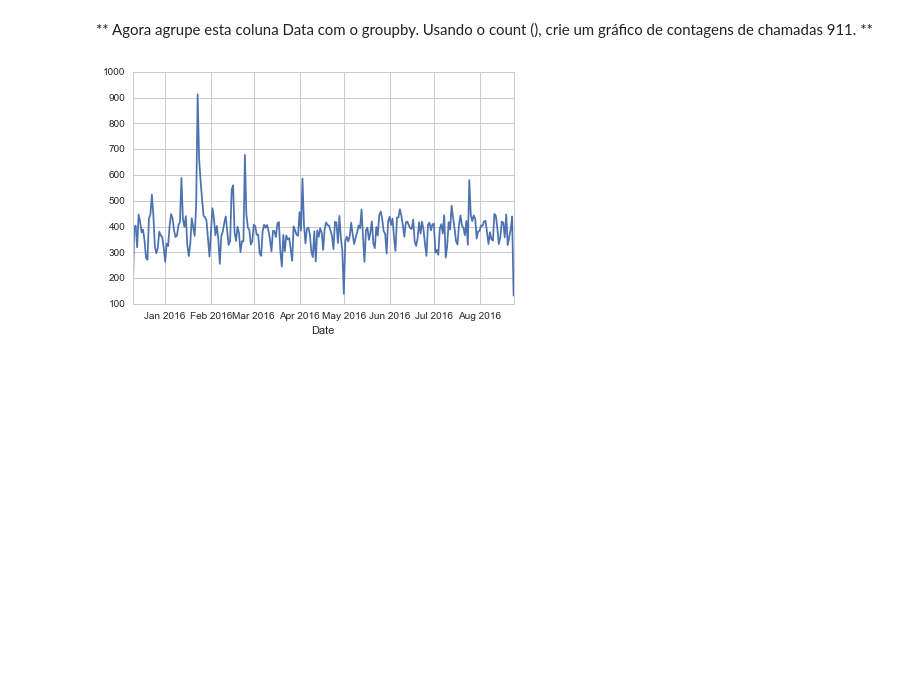
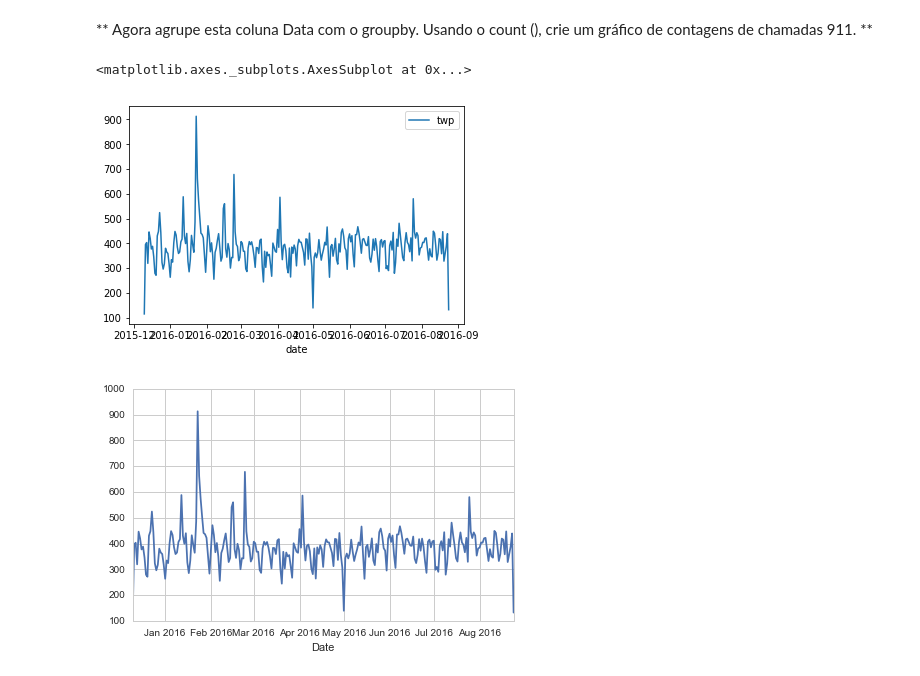
Before and after one commit to thbighead/jupyter-studies, a Jupyter notebook: Python-Data-Science-and-Machine-Learning-Bootcamp/4. Projetos de dados/Projeto - Ligações para o 911.ipynb, the cells around one changed output. Saved outputs shown, nothing was run; the diff lists cells and outputs as text; code cells hidden in the pictures; blank space fills up the shorter version.

```diff
--- a/Python-Data-Science-and-Machine-Learning-Bootcamp/4. Projetos de dados/Projeto - Ligações para o 911.ipynb
+++ b/Python-Data-Science-and-Machine-Learning-Bootcamp/4. Projetos de dados/Projeto - Ligações para o 911.ipynb
@@ -228,3 +236,6 @@ df['month'].value_counts().plot.line(y='index')
 [figure]
 # %% [markdown]
 ** Crie uma nova coluna chamada 'Data' que contenha a data da coluna timeStamp. Você precisará usar .apply() junto com o método .date(). **
+# %%
+df['date'] = df['timeStamp'].apply(lambda datetime: datetime.date())
+df.head()
@@ -231,5 +249,10 @@ df['month'].value_counts().plot.line(y='index')
 # %% [markdown]
 ** Agora agrupe esta coluna Data com o groupby. Usando o count (), crie um gráfico de contagens de chamadas 911. **
+# %%
+df.groupby('date').count().plot.line(y='twp')
+# %% [output]
+<matplotlib.axes._subplots.AxesSubplot at 0x...>
+[figure, added]
 # %%
 # %% [output]
 [figure]
```
Also changed, not shown: parts of 21 cells of this notebook, 1 other file.
